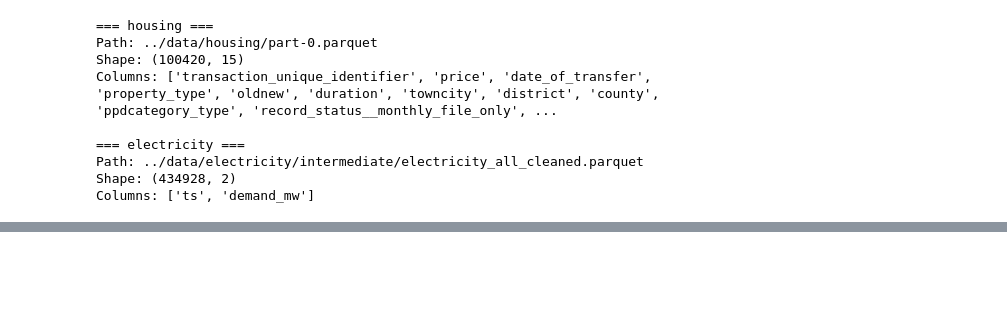
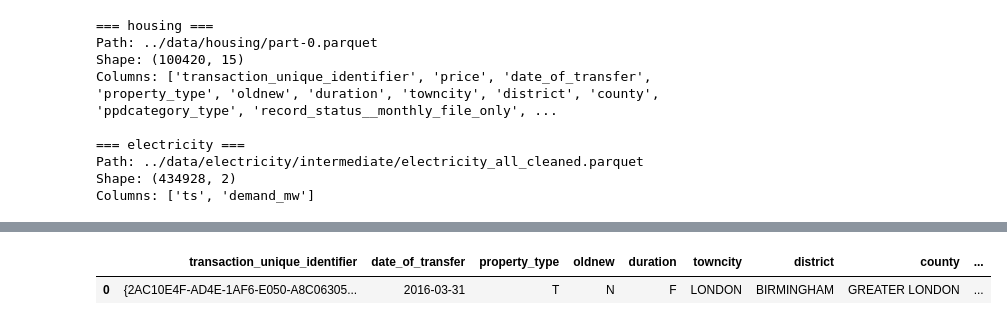
Before and after one commit to jbukwa160/cloud-Serfers, a Jupyter notebook: trainModel/pycaret_two_datasets_baseline_fixed_with_predict_modelsaved.ipynb, the cells around one changed output, grey strips where cells are left out. Drawn from its saved outputs; the diff is of its cells as text; code cells hidden in the pictures; blank space fills up the shorter version.

```diff
--- a/trainModel/pycaret_two_datasets_baseline_fixed.ipynb
+++ b/trainModel/pycaret_two_datasets_baseline_fixed_with_predict_modelsaved.ipynb
@@ -357,3 +365,87 @@ else:
 | 28 | NaN | 93152.2361 | 1.483121e+10 | 121777.2637 | 0.3593 | 0.6368 | 1.3611 | NaN | housing | tuned_best |
 | 29 | NaN | 725.9962 | 2.987602e+08 | 1226.3340 | 0.0050 | 0.0152 | 0.2579 | NaN | housing | tuned_best |
 Saved all metrics to 'model_comparison_results.csv'.
+# %%
+# Interactive prediction for a single house
+
+# This cell loads the saved housing model ("housing_best_model.pkl"),
+# asks you for feature values, and prints the predicted price.
+
+from pycaret.regression import load_model, predict_model
+import pandas as pd
+from pandas.api.types import is_bool_dtype
+
+print("Loading trained housing model 'housing_best_model' ...")
+model = load_model("housing_best_model")
+
+# Try to reuse the housing dataframe `df` from the training cell.
+# If it is not available, we reload the housing dataset.
+try:
+    feature_df = df.drop(columns=[datasets[0]['target']])
+except Exception:
+    housing_cfg = [d for d in datasets if d.get('name') == 'housing'][0]
+    df = pd.read_parquet(housing_cfg['file'])
+    feature_df = df.drop(columns=[housing_cfg['target']])
+
+row = {}
+
+print("\nPlease provide values for the following columns.")
+print("Press ENTER to accept the suggested default value for each column.\n")
+
+for col in feature_df.columns:
+    series = feature_df[col]
+
+    # Choose a sensible default value from the training data
+    if pd.api.types.is_numeric_dtype(series):
+        default = float(series.median())
+    elif is_bool_dtype(series):
+        # Use most frequent boolean
+        default = bool(series.mode().iloc[0])
+    else:
+        # For categorical/string, use the most frequent category
+        default = str(series.mode().iloc[0])
+
+    user_in = input(f"Enter value for '{col}' (default={default}): ").strip()
+
+    if user_in == "":
+        value = default
+    else:
+        # Attempt to cast to the right type
+        if pd.api.types.is_numeric_dtype(series):
+            try:
+                value = float(user_in)
+            except ValueError:
+                print(f"  Could not parse number, falling back to default for '{col}'.")
+                value = default
+        elif is_bool_dtype(series):
+            value = user_in.lower() in ["1", "true", "yes", "y"]
+        else:
+            value = user_in
+
+    row[col] = value
+
+input_df = pd.DataFrame([row])
+print("\nYou entered the following values:")
+display(input_df)
+
+pred_df = predict_model(model, data=input_df)
+
+# Try to find the prediction column name used by this PyCaret version
+pred_col = None
+for cand in ["Label", "prediction_label", "Prediction", "prediction"]:
+    if cand in pred_df.columns:
+        pred_col = cand
+        break
+
+if pred_col is None:
+    print("Could not automatically find the prediction column.")
+    print("Available columns in pred_df:", list(pred_df.columns))
+else:
+    pred_price = pred_df[pred_col].iloc[0]
+    print(f"\nEstimated {datasets[0]['target']} for this house: {pred_price:.2f}")
+    display(pred_df)
+
+
+print(f"\nEstimated {datasets[0]['target']} for this house: {pred_price:.2f}")
+display(pred_df)
+# %% [output]
@@ -359,0 +460,2 @@ Saved all metrics to 'model_comparison_results.csv'.
+|  | transaction_unique_identifier | date_of_transfer | property_type | oldnew | duration | towncity | district | county | ... |
+| 0 | {2AC10E4F-AD4E-1AF6-E050-A8C06305... | 2016-03-31 | T | N | F | LONDON | BIRMINGHAM | GREATER LONDON | ... |
```
Also changed, not shown: parts of 4 cells of this notebook, 5 other files.
